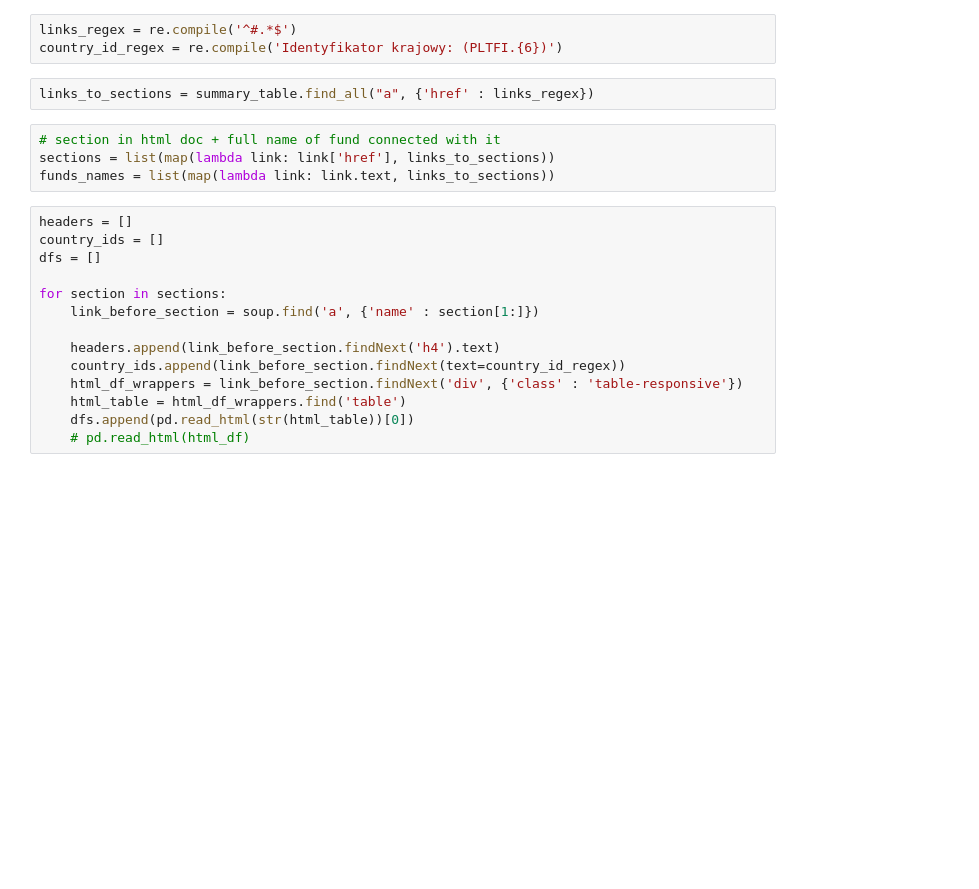
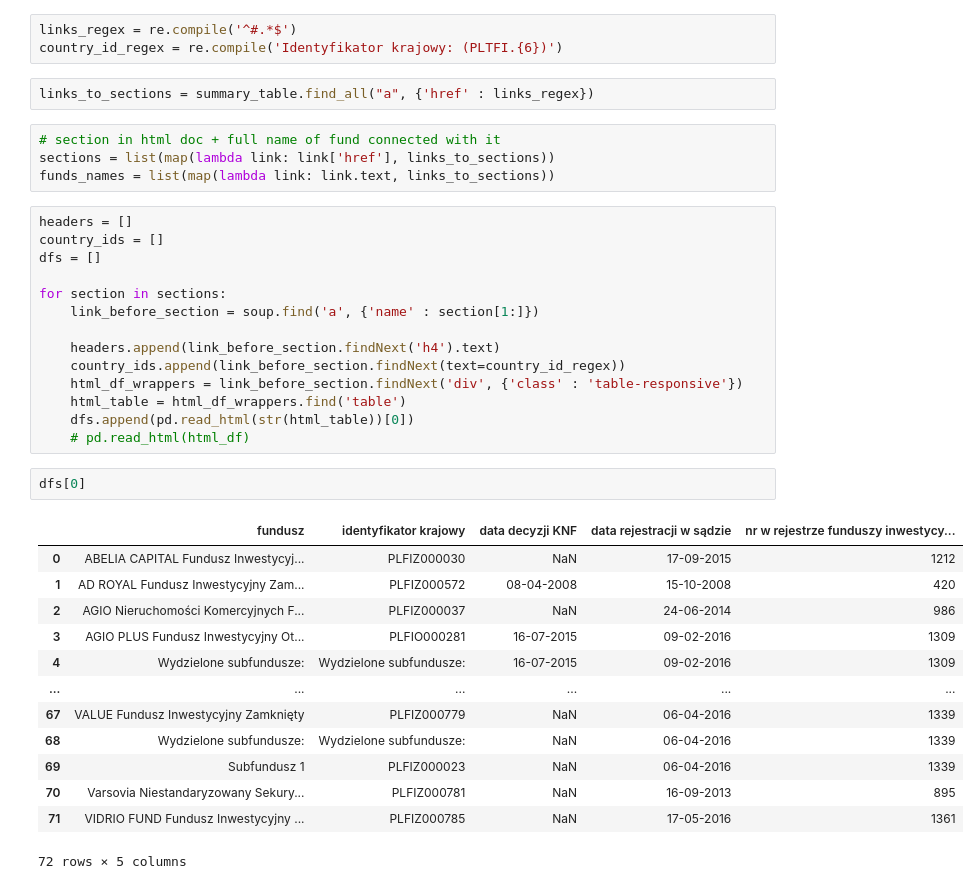
Before and after one commit to azoz01/supervision_hack_kiid, a Jupyter notebook: notebooks/knf__fundusze_scrapper.ipynb, the cells around one changed output. Saved outputs shown, nothing was run; the diff lists cells and outputs as text; blank space fills up the shorter version.

```diff
--- a/notebooks/knf__fundusze_scrapper.ipynb
+++ b/notebooks/knf__fundusze_scrapper.ipynb
@@ -33,3 +37,19 @@ for section in sections:
     html_table = html_df_wrappers.find('table')
     dfs.append(pd.read_html(str(html_table))[0])
     # pd.read_html(html_df)
+# %%
+dfs[0]
+# %% [output]
+|  | fundusz | identyfikator krajowy | data decyzji KNF | data rejestracji w sądzie | nr w rejestrze funduszy inwestycy... |
+| 0 | ABELIA CAPITAL Fundusz Inwestycyj... | PLFIZ000030 | NaN | 17-09-2015 | 1212 |
+| 1 | AD ROYAL Fundusz Inwestycyjny Zam... | PLFIZ000572 | 08-04-2008 | 15-10-2008 | 420 |
+| 2 | AGIO Nieruchomości Komercyjnych F... | PLFIZ000037 | NaN | 24-06-2014 | 986 |
+| 3 | AGIO PLUS Fundusz Inwestycyjny Ot... | PLFIO000281 | 16-07-2015 | 09-02-2016 | 1309 |
+| 4 | Wydzielone subfundusze: | Wydzielone subfundusze: | 16-07-2015 | 09-02-2016 | 1309 |
+| ... | ... | ... | ... | ... | ... |
+| 67 | VALUE Fundusz Inwestycyjny Zamknięty | PLFIZ000779 | NaN | 06-04-2016 | 1339 |
+| 68 | Wydzielone subfundusze: | Wydzielone subfundusze: | NaN | 06-04-2016 | 1339 |
+| 69 | Subfundusz 1 | PLFIZ000023 | NaN | 06-04-2016 | 1339 |
+| 70 | Varsovia Niestandaryzowany Sekury... | PLFIZ000781 | NaN | 16-09-2013 | 895 |
+| 71 | VIDRIO FUND Fundusz Inwestycyjny ... | PLFIZ000785 | NaN | 17-05-2016 | 1361 |
+72 rows × 5 columns
```
Also changed, not shown: parts of 10 cells of this notebook.
